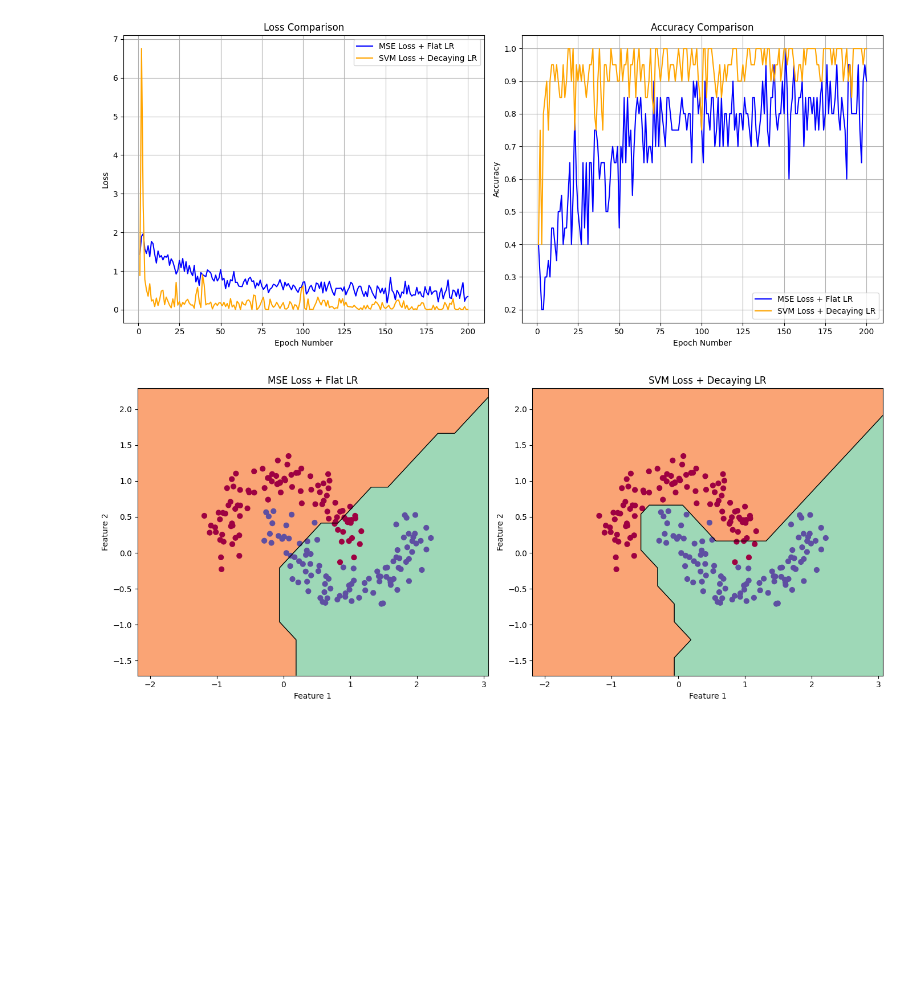
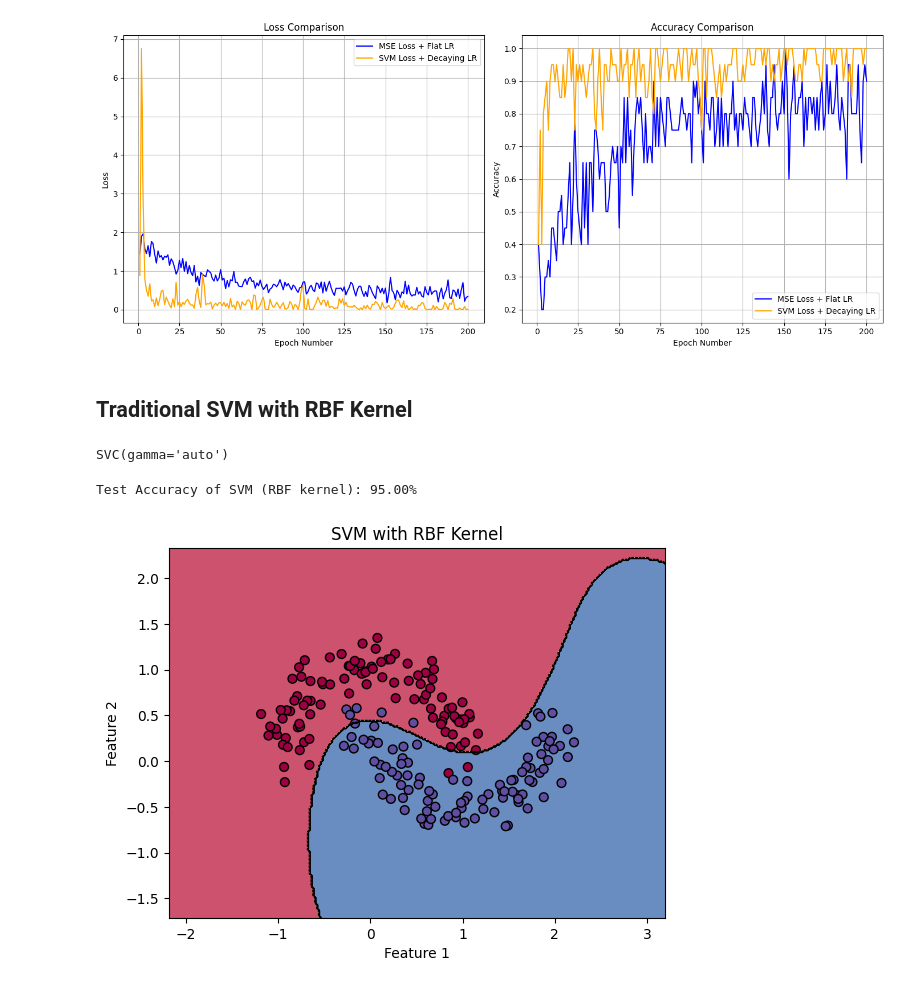
Before and after one commit to doobiusP/Autograd-Impl, a Jupyter notebook: demo.ipynb, the cells around one changed output. Drawn from its saved outputs; the diff is of its cells as text; code cells hidden in the pictures; blank space fills up the shorter version.

Commit message:
Trained an SVM (RBF)

```diff
--- a/demo.ipynb
+++ b/demo.ipynb
@@ -234,12 +247,5 @@ def visualise_boundaries(models: list[MLP], titles: list[str]):
 
     plt.tight_layout()
     plt.show()
-
-visualise_boundaries(
-    models=[mse_loss_model, svm_loss_model],
-    titles=["MSE Loss + Flat LR", "SVM Loss + Decaying LR"]
-)
-# %% [output]
-[figure, removed]
 # %%
 def visualise_one_boundary(model: MLP, title: str):
@@ -264,3 +270,43 @@ def visualise_one_boundary(model: MLP, title: str):
     plt.xlim(xx.min(), xx.max())
     plt.ylim(yy.min(), yy.max())
     plt.show()
+# %% [markdown]
+## Traditional SVM with RBF Kernel
+# %%
+X_train, X_test, y_train, y_test = train_test_split(X, y, test_size=0.2, random_state=42)
+svm_classifier = SVC(kernel='rbf', gamma='auto', C=1.0)
+svm_classifier.fit(X_train, y_train)
+# %% [output]
+SVC(gamma='auto')
+# %%
+y_pred = svm_classifier.predict(X_test)
+accuracy = accuracy_score(y_test, y_pred)
+
+print(f"Test Accuracy of SVM (RBF kernel): {accuracy*100:.2f}%")
+# %% [output]
+Test Accuracy of SVM (RBF kernel): 95.00%
+# %%
+def plot_decision_boundary(classifier, X, y, title):
+    h = 0.02
+    x_min, x_max = X[:, 0].min() - 1, X[:, 0].max() + 1
+    y_min, y_max = X[:, 1].min() - 1, X[:, 1].max() + 1
+    xx, yy = np.meshgrid(np.arange(x_min, x_max, h),
+                         np.arange(y_min, y_max, h))
+    Xmesh = np.c_[xx.ravel(), yy.ravel()]
+    Z = classifier.predict(Xmesh)
+    Z = Z.reshape(xx.shape)
+
+    plt.contourf(xx, yy, Z, cmap=plt.cm.Spectral, alpha=0.8)
+    plt.contour(xx, yy, Z, colors='black', linewidths=0.5)
+    plt.scatter(X[:, 0], X[:, 1], c=y, s=40, cmap=plt.cm.Spectral, edgecolor='k')
+    plt.title(title)
+    plt.xlabel("Feature 1")
+    plt.ylabel("Feature 2")
+    plt.xlim(xx.min(), xx.max())
+    plt.ylim(yy.min(), yy.max())
+    plt.show()
+
+
+plot_decision_boundary(svm_classifier, X, y, title="SVM with RBF Kernel")
+# %% [output]
+[figure, added]
```
Also changed, not shown: parts of 9 cells of this notebook.
